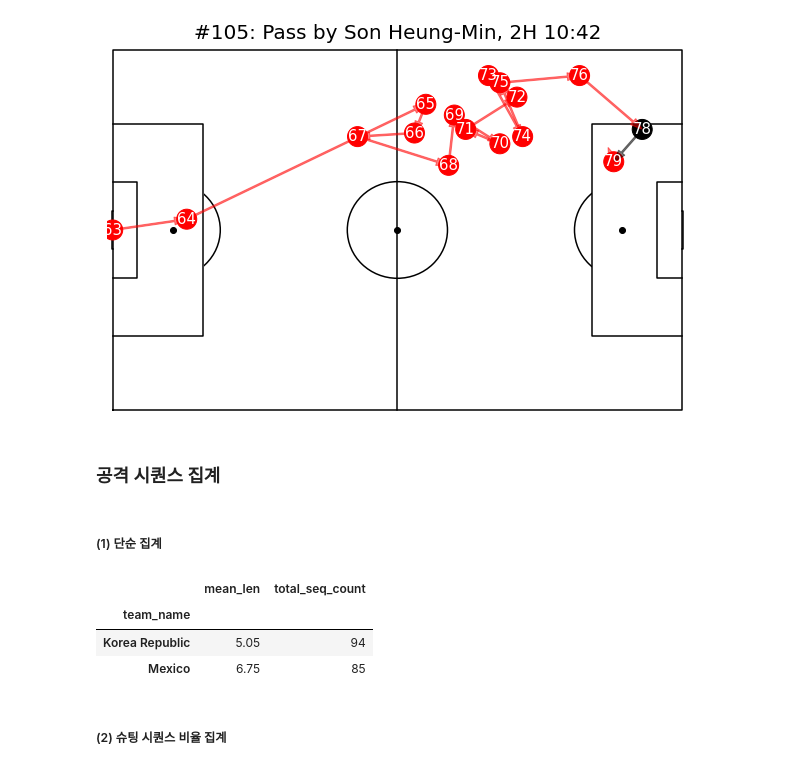
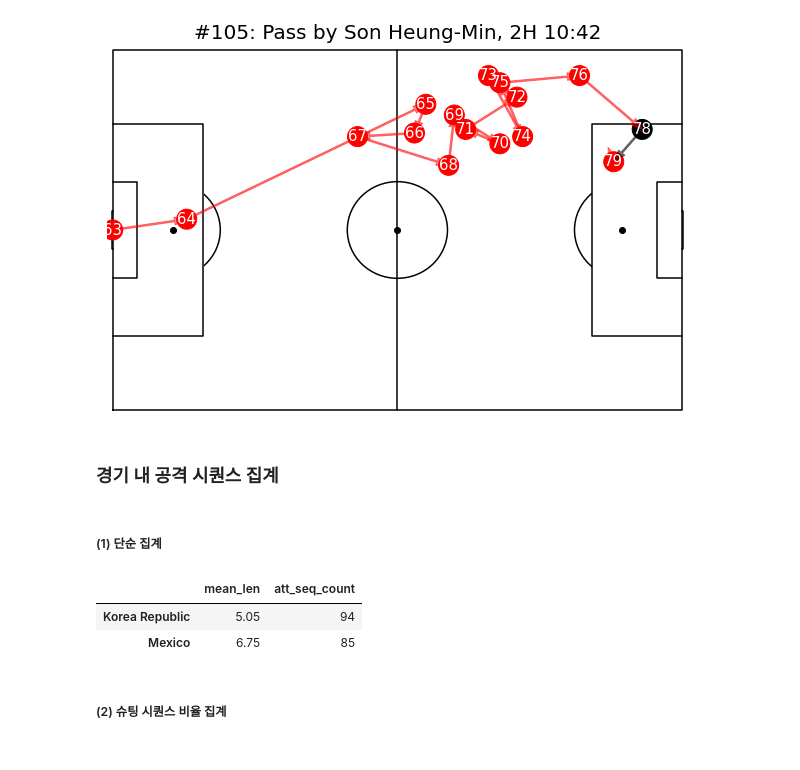
Before and after one commit to systic2/soccer-analytics, a Jupyter notebook: 2-2 이벤트 시퀀스 분석.ipynb, the cells around one changed output. Saved outputs shown, nothing was run; the diff lists cells and outputs as text; code cells hidden in the pictures.

```diff
--- a/2-2 이벤트 시퀀스 분석.ipynb
+++ b/2-2 이벤트 시퀀스 분석.ipynb
@@ -55,7 +55,7 @@ seq_events = match_events.loc[first_idx:last_idx]
 
 draw_pitch('white', 'black')
 
-color_dict = {team1_name: 'red', team2_name: 'blue', 'Duel': 'black'}
+color_dict = {team1_name: 'red', team2_name: 'blue'}
 colors = seq_events['team_name'].apply(lambda x: color_dict[x])
 plt.scatter(seq_events['start_x'], seq_events['start_y'], c=colors, s=400)
 
@@ -306,8 +295,6 @@ seq_records
 # %% [markdown]
 - 공격 시퀀스별 마지막 이벤트 정보 추가
 # %%
-seq_records['first_x'] = seq_records['first_idx'].apply(lambda x: match_events.at[x, 'start_x'])
-seq_records['first_y'] = seq_records['first_idx'].apply(lambda x: match_events.at[x, 'start_y'])
 seq_records['last_x'] = seq_records['last_idx'].apply(lambda x: match_events.at[x, 'start_x'])
 seq_records['last_y'] = seq_records['last_idx'].apply(lambda x: match_events.at[x, 'start_y'])
 seq_records['last_event_type'] = seq_records['last_idx'].apply(lambda x: match_events.at[x, 'event_type'])
@@ -455,17 +442,16 @@ for i in long_seq_records.index:
 [figure]
 [figure]
 # %% [markdown]
-### 공격 시퀀스 집계
+### 경기 내 공격 시퀀스 집계
 # %% [markdown]
 ##### (1) 단순 집계
 # %%
-mean_lens = seq_records.groupby('team_name')['len'].mean().round(2).rename('mean_len')
-total_seq_counts = seq_records.groupby('team_name')['len'].count().rename('total_seq_count')
-seq_stats = pd.concat([mean_lens, total_seq_counts], axis=1)
+seq_stats = pd.DataFrame(index=match_events['team_name'].unique())
+seq_stats['mean_len'] = seq_records.groupby('team_name')['len'].mean().round(2)
+seq_stats['att_seq_count'] = seq_records.groupby('team_name')['len'].count()
 seq_stats
 # %% [output]
-|  | mean_len | total_seq_count |
-| team_name |  |  |
+|  | mean_len | att_seq_count |
 | Korea Republic | 5.05 | 94 |
 | Mexico | 6.75 | 85 |
 # %% [markdown]
```
Also changed, not shown: parts of 34 cells of this notebook, 7 other files.
